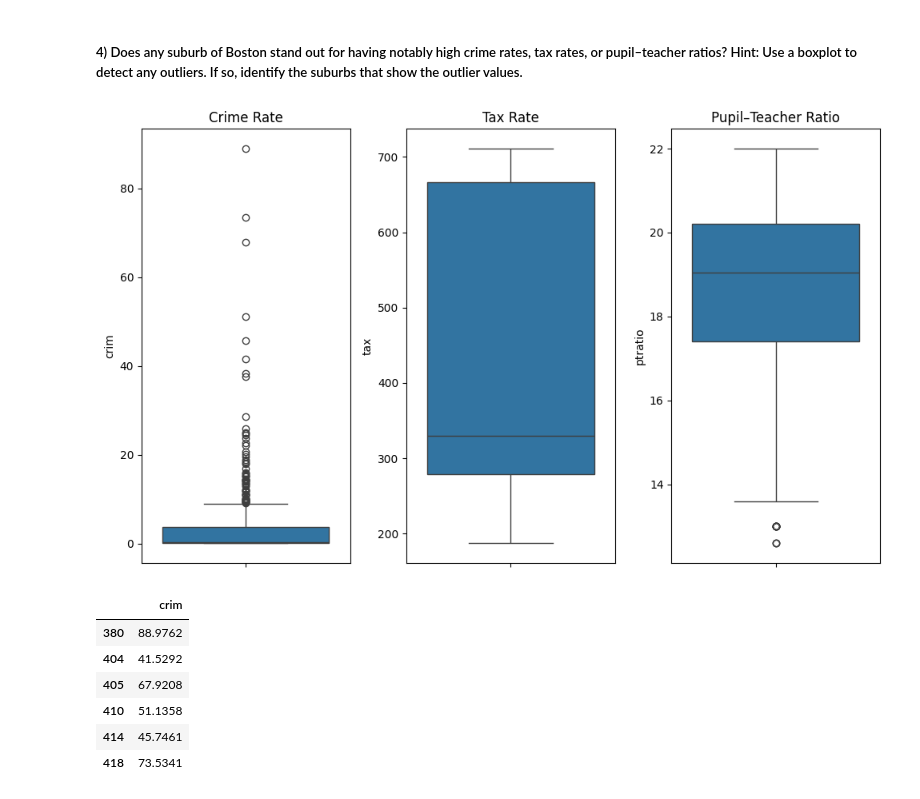
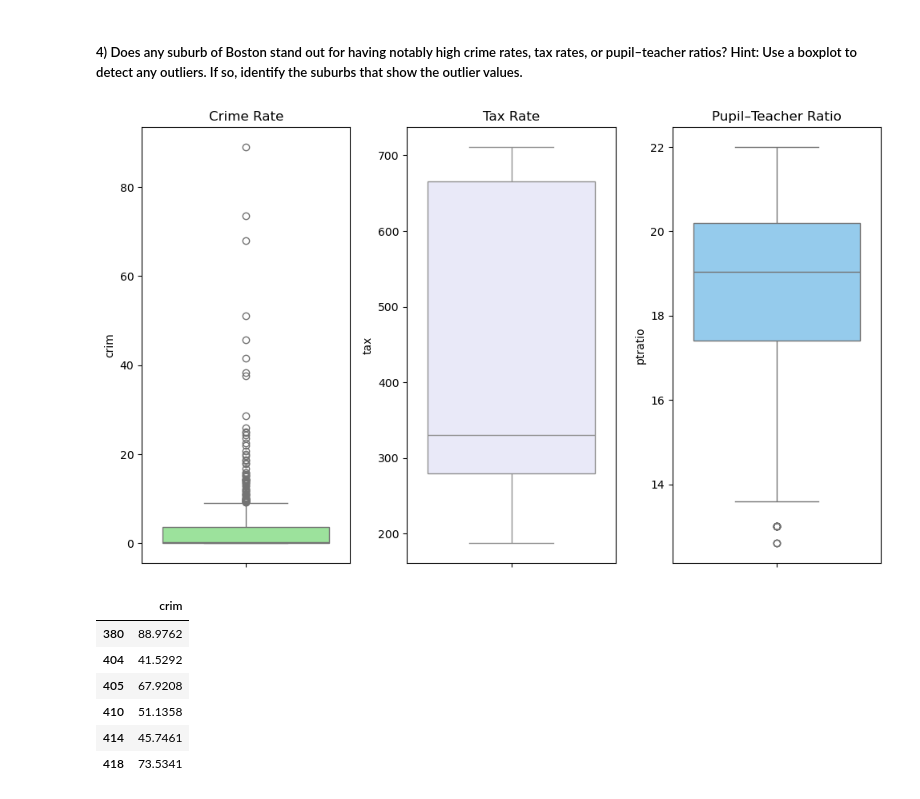
Before and after one commit to diyashabasu8777-cell/Predictive-Analysis-Practical, a Jupyter notebook: Practical.ipynb, the cells around one changed output. Drawn from its saved outputs; the diff is of its cells as text; code cells hidden in the pictures.

```diff
--- a/Practical.ipynb
+++ b/Practical.ipynb
@@ -5,7 +5,7 @@ import matplotlib.pyplot as plt
 import seaborn as sns
 # %%
 # Load dataset
-boston = pd.read_csv("C:/Users/hp/OneDrive/Documents/Predictive Analytics/Boston.csv")
+boston = pd.read_csv("C:/Users/DS-31/Desktop/New folder/Diyasha/Boston.csv")
 
 # Display first 5 rows
 boston.head()
@@ -150,27 +150,27 @@ boston[['crim','nox','black','lstat']].rank(pct=True).loc[min_medv.index]
 # %%
 #Variables:
 #Crime rate (crim)
 #Tax rate (tax)
 #Pupil–teacher ratio (ptratio)
 
 plt.figure(figsize=(10,6))
 
 plt.subplot(1,3,1)
-sns.boxplot(y=boston['crim'])
+sns.boxplot(y=boston['crim'], color='lightgreen')
 plt.title('Crime Rate')
 
 plt.subplot(1,3,2)
-sns.boxplot(y=boston['tax'])
+sns.boxplot(y=boston['tax'], color='lavender')
 plt.title('Tax Rate')
 
 plt.subplot(1,3,3)
-sns.boxplot(y=boston['ptratio'])
+sns.boxplot(y=boston['ptratio'], color='lightskyblue')
 plt.title('Pupil–Teacher Ratio')
 
 plt.tight_layout()
 plt.show()
 # %% [output]
-[figure, old version]
+[figure, new version]
 # %%
 # Crime outliers
 crime_outliers = boston[boston['crim'] > boston['crim'].quantile(0.99)]
```
